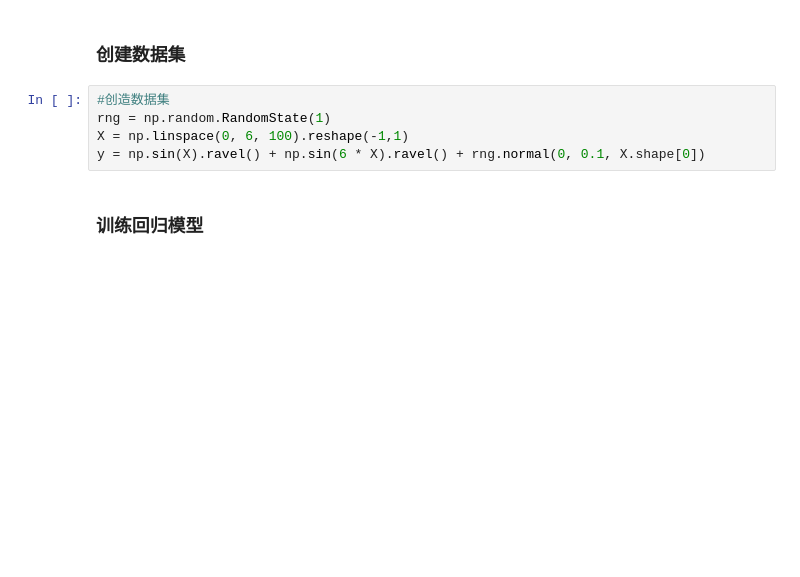
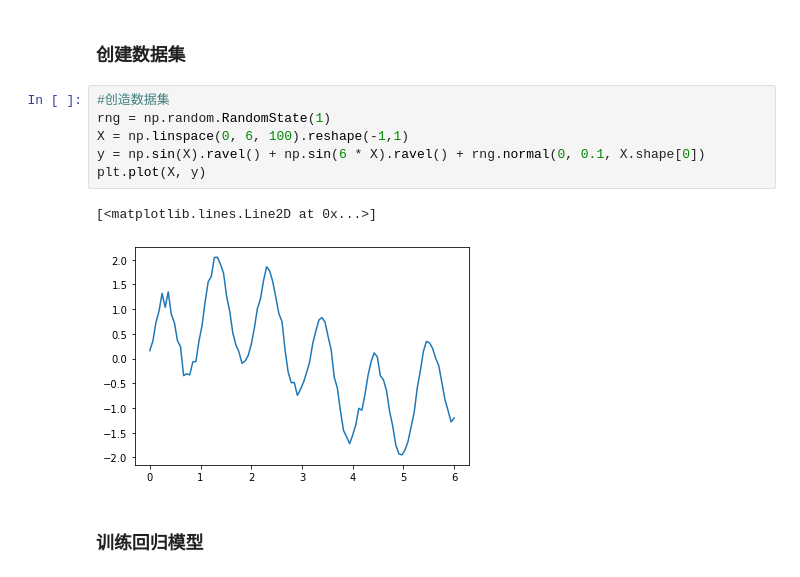
Before and after one commit to bentan2013/study-deep-learning, a Jupyter notebook: adaboost/AdaBoostRegressor.ipynb, the cells around one changed output. Saved outputs shown, nothing was run; the diff lists cells and outputs as text; blank space fills up the shorter version.

```diff
--- a/adaboost/AdaBoostRegressor.ipynb
+++ b/adaboost/AdaBoostRegressor.ipynb
@@ -10,8 +10,12 @@ from sklearn.ensemble import AdaBoostRegressor
 # %%
 #创造数据集
 rng = np.random.RandomState(1)
 X = np.linspace(0, 6, 100).reshape(-1,1)
 y = np.sin(X).ravel() + np.sin(6 * X).ravel() + rng.normal(0, 0.1, X.shape[0])
+plt.plot(X, y)
+# %% [output]
+[<matplotlib.lines.Line2D at 0x...>]
+[figure, added]
 # %% [markdown]
 ### 训练回归模型
 # %%
```
Also changed, not shown: parts of 2 cells of this notebook, 1 other file.
